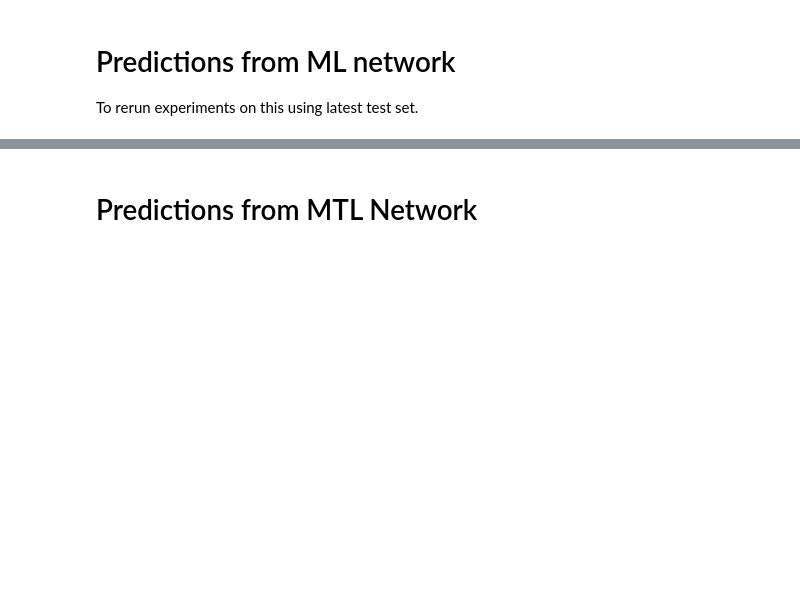
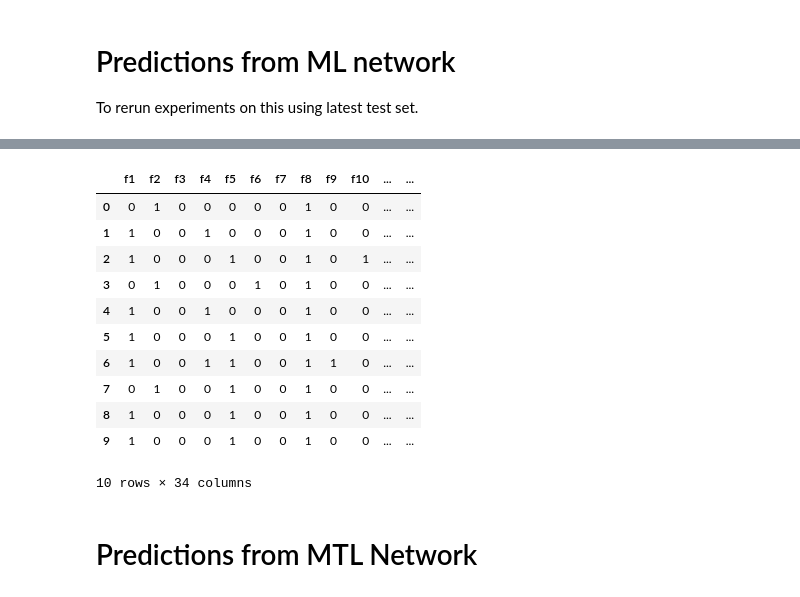
Before and after one commit to Harry45/MTL, a Jupyter notebook: decals.ipynb, the cells around one changed output, grey strips where cells are left out. Saved outputs shown, nothing was run; the diff lists cells and outputs as text; code cells hidden in the pictures; blank space fills up the shorter version.

```diff
--- a/decals.ipynb
+++ b/decals.ipynb
@@ -452,4 +458,5 @@ fontSize = 25
 
 To rerun experiments on this using latest test set.
 # %%
-# preds = hp.load_pickle('results', 'predicted_tags')
+preds = hp.load_csv('results', 'ML_predictions_class')
+test = hp.load_csv('ml', 'test')
@@ -456,3 +486,18 @@ To rerun experiments on this using latest test set.
+# %%
+preds.head(10)
+# %% [output]
+|  | f1 | f2 | f3 | f4 | f5 | f6 | f7 | f8 | f9 | f10 | ... | ... |
+| 0 | 0 | 1 | 0 | 0 | 0 | 0 | 0 | 1 | 0 | 0 | ... | ... |
+| 1 | 1 | 0 | 0 | 1 | 0 | 0 | 0 | 1 | 0 | 0 | ... | ... |
+| 2 | 1 | 0 | 0 | 0 | 1 | 0 | 0 | 1 | 0 | 1 | ... | ... |
+| 3 | 0 | 1 | 0 | 0 | 0 | 1 | 0 | 1 | 0 | 0 | ... | ... |
+| 4 | 1 | 0 | 0 | 1 | 0 | 0 | 0 | 1 | 0 | 0 | ... | ... |
+| 5 | 1 | 0 | 0 | 0 | 1 | 0 | 0 | 1 | 0 | 0 | ... | ... |
+| 6 | 1 | 0 | 0 | 1 | 1 | 0 | 0 | 1 | 1 | 0 | ... | ... |
+| 7 | 0 | 1 | 0 | 0 | 1 | 0 | 0 | 1 | 0 | 0 | ... | ... |
+| 8 | 1 | 0 | 0 | 0 | 1 | 0 | 0 | 1 | 0 | 0 | ... | ... |
+| 9 | 1 | 0 | 0 | 0 | 1 | 0 | 0 | 1 | 0 | 0 | ... | ... |
+10 rows × 34 columns
 # %% [markdown]
 # Predictions from MTL Network
 # %%
```
Also changed, not shown: parts of 9 cells of this notebook, 8 other files.
